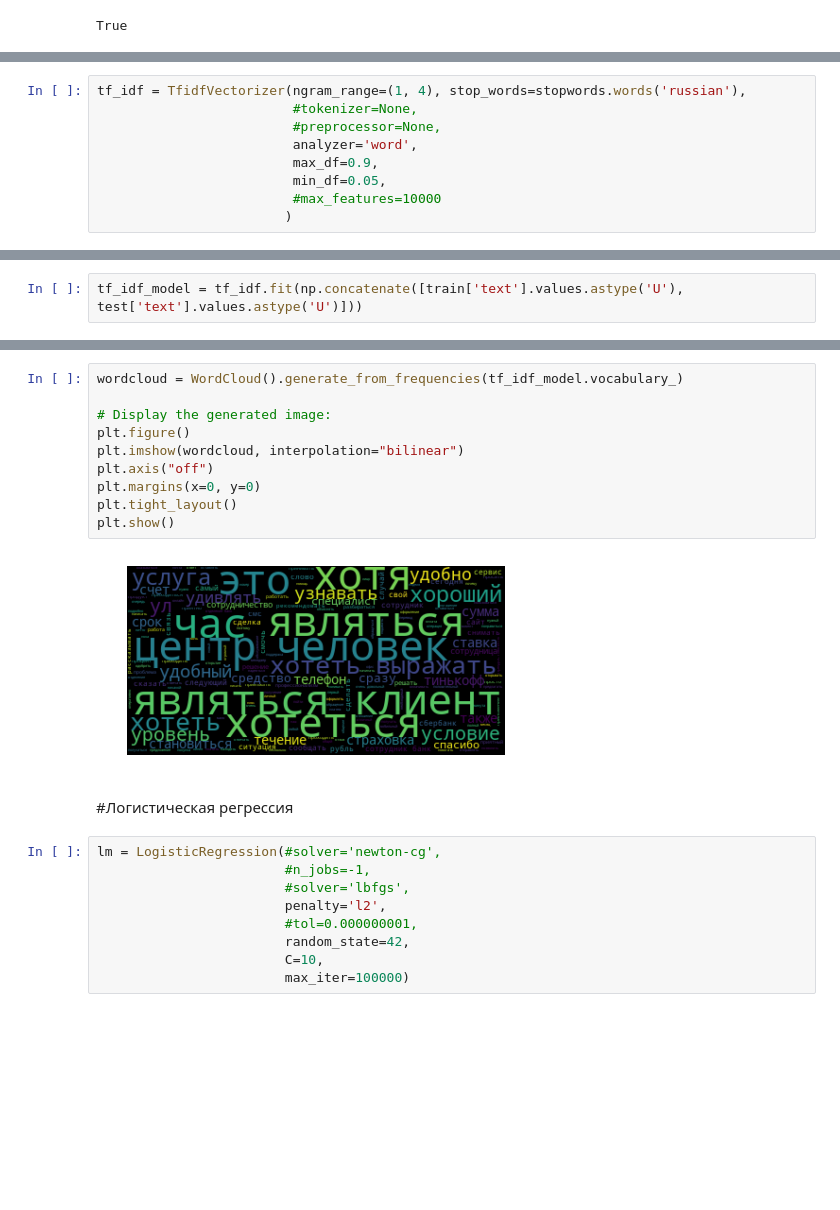
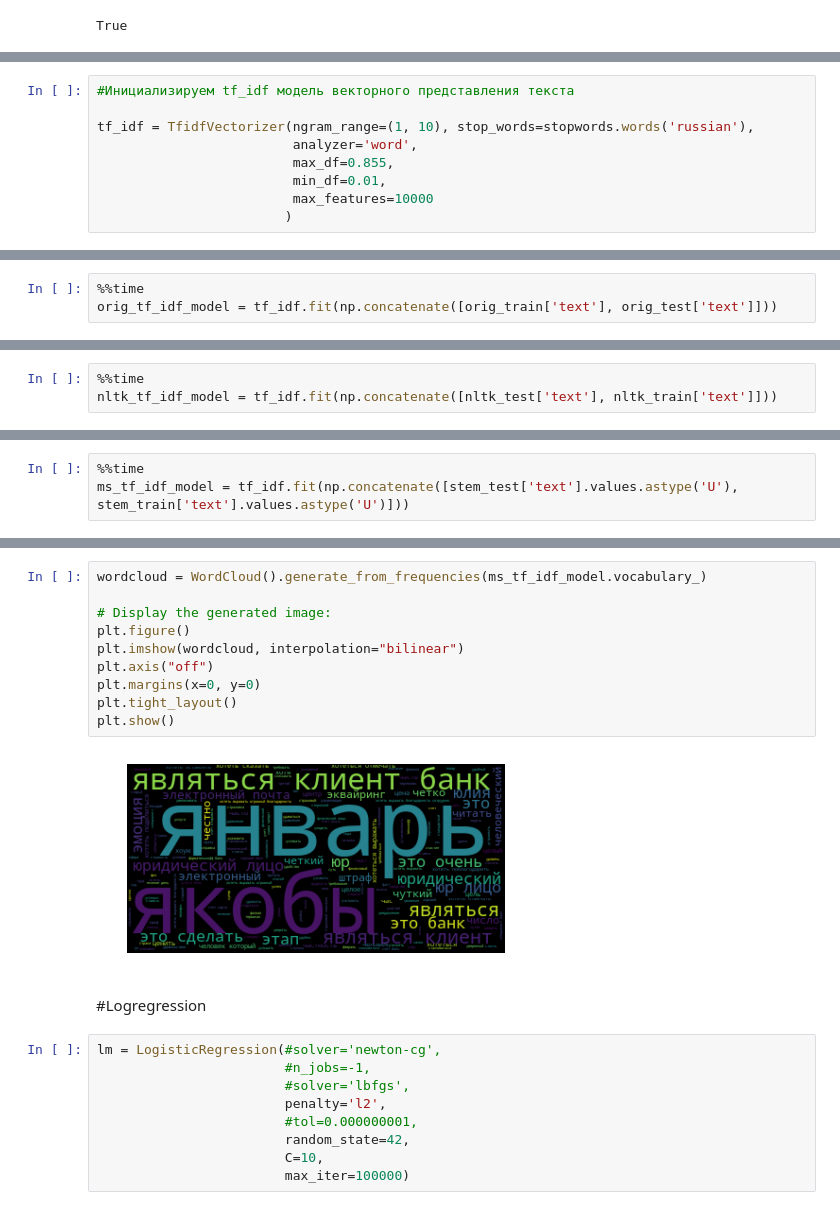
Before and after one commit to zqiaohe/trash, a Jupyter notebook: Ranging.ipynb, the cells around one changed output, grey strips where cells are left out. Cells and saved outputs as stored; diff of their text form; blank space fills up the shorter version.

```diff
--- a/Ranging.ipynb
+++ b/Ranging.ipynb
@@ -68,9 +134,9 @@ Name: type, dtype: float64
 # %%
-tf_idf = TfidfVectorizer(ngram_range=(1, 4), stop_words=stopwords.words('russian'),
-                         #tokenizer=None,
-                         #preprocessor=None,
+#Инициализируем tf_idf модель векторного представления текста
+
+tf_idf = TfidfVectorizer(ngram_range=(1, 10), stop_words=stopwords.words('russian'),
                          analyzer='word',
-                         max_df=0.9,
-                         min_df=0.05,
-                         #max_features=10000
+                         max_df=0.855,
+                         min_df=0.01,
+                         max_features=10000
                         )
@@ -76,0 +145,3 @@ tf_idf = TfidfVectorizer(ngram_range=(1, 4), stop_words=stopwords.words('russian
+# %%
+%%time
+orig_tf_idf_model = tf_idf.fit(np.concatenate([orig_train['text'], orig_test['text']]))
@@ -76,0 +172,3 @@ tf_idf = TfidfVectorizer(ngram_range=(1, 4), stop_words=stopwords.words('russian
+# %%
+%%time
+nltk_tf_idf_model = tf_idf.fit(np.concatenate([nltk_test['text'], nltk_train['text']]))
@@ -77,2 +199,3 @@ tf_idf = TfidfVectorizer(ngram_range=(1, 4), stop_words=stopwords.words('russian
 # %%
-tf_idf_model = tf_idf.fit(np.concatenate([train['text'].values.astype('U'), test['text'].values.astype('U')]))
+%%time
+ms_tf_idf_model = tf_idf.fit(np.concatenate([stem_test['text'].values.astype('U'), stem_train['text'].values.astype('U')]))
@@ -86,17 +208,17 @@ Wall time: 4.59 s
 # %%
-wordcloud = WordCloud().generate_from_frequencies(tf_idf_model.vocabulary_)
+wordcloud = WordCloud().generate_from_frequencies(ms_tf_idf_model.vocabulary_)
 
 # Display the generated image:
 plt.figure()
 plt.imshow(wordcloud, interpolation="bilinear")
 plt.axis("off")
 plt.margins(x=0, y=0)
 plt.tight_layout()
 plt.show()
 # %% [output]
-[figure, old version]
+[figure, new version]
-# %% [markdown]
-#Логистическая регрессия
+# %% [markdown]
+#Logregression
 # %%
 lm = LogisticRegression(#solver='newton-cg',
                         #n_jobs=-1,
```
Also changed, not shown: parts of 117 cells of this notebook.
